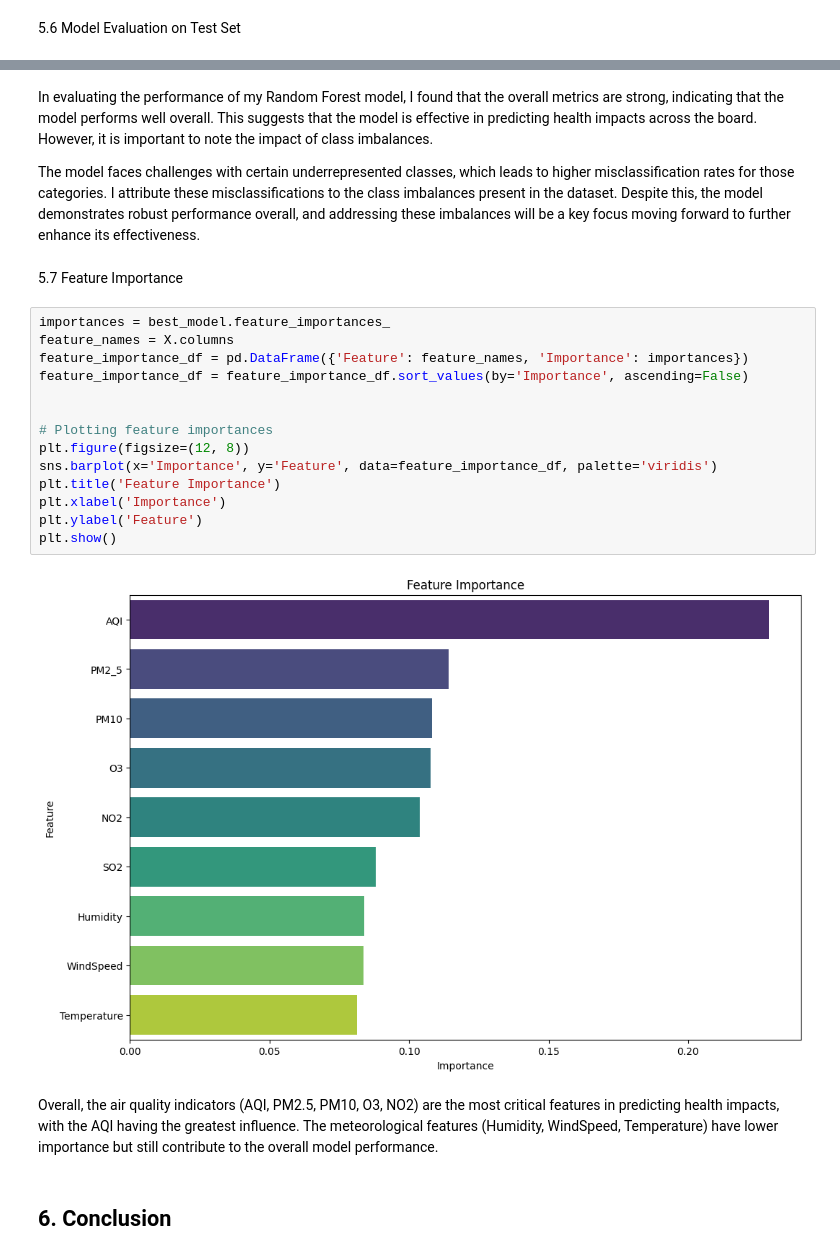
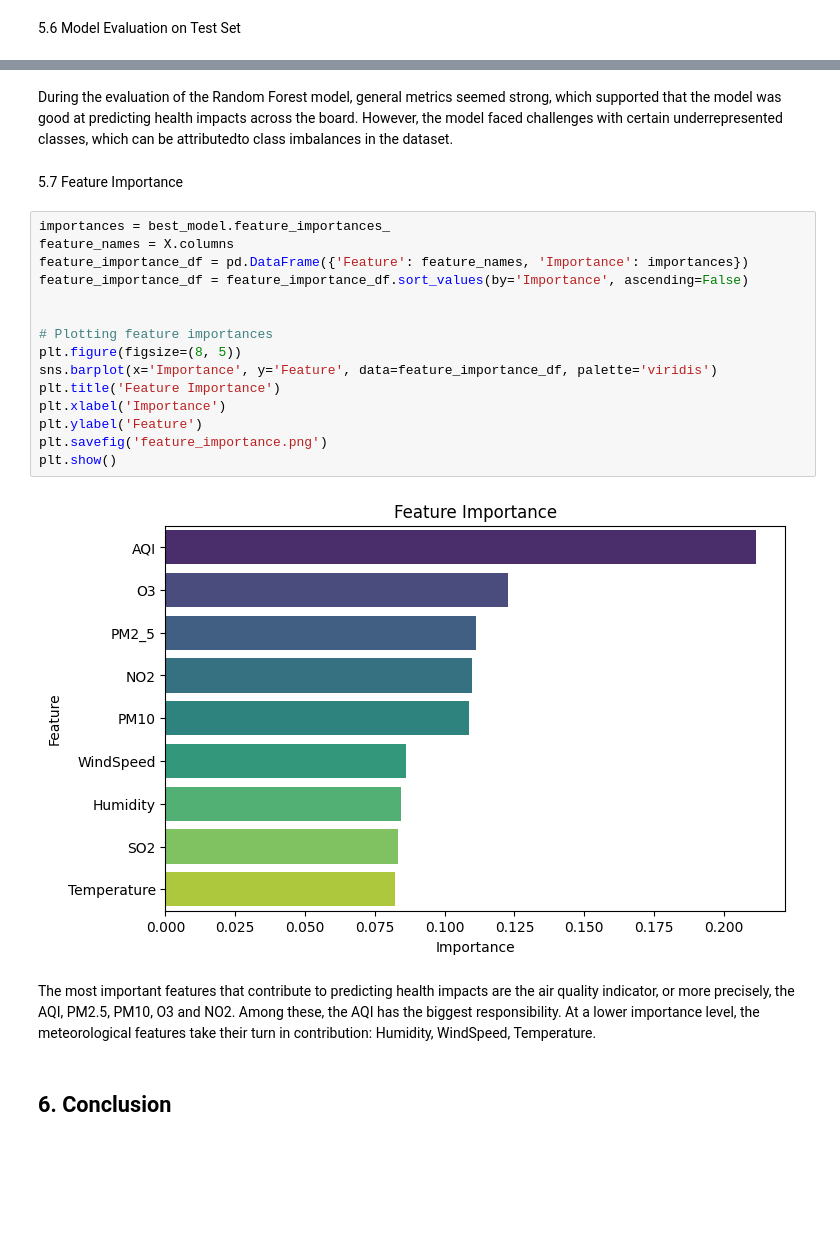
Before and after one commit to Veona-M/air-quality-health-impact, a Jupyter notebook: Air-quality-health-prediction.ipynb, the cells around one changed output, grey strips where cells are left out. Cells and saved outputs as stored; diff of their text form; blank space fills up the shorter version.

```diff
--- a/Air-quality-health-prediction.ipynb
+++ b/Air-quality-health-prediction.ipynb
@@ -583,26 +616,26 @@ Confusion Matrix:
-# %% [markdown]
-In evaluating the performance of my Random Forest model, I found that the overall metrics are strong, indicating that the model performs well overall. This suggests that the model is effective in predicting health impacts across the board. However, it is important to note the impact of class imbalances.
-
-The model faces challenges with certain underrepresented classes, which leads to higher misclassification rates for those categories. I attribute these misclassifications to the class imbalances present in the dataset. Despite this, the model demonstrates robust performance overall, and addressing these imbalances will be a key focus moving forward to further enhance its effectiveness.
+# %% [markdown]
+During the evaluation of the Random Forest model, general metrics seemed strong, which supported that the model was good at predicting health impacts across the board.
+However, the model faced challenges with certain underrepresented classes, which can be attributedto class imbalances in the dataset.
 # %% [markdown]
 5.7 Feature Importance
 # %%
 importances = best_model.feature_importances_
 feature_names = X.columns
 feature_importance_df = pd.DataFrame({'Feature': feature_names, 'Importance': importances})
 feature_importance_df = feature_importance_df.sort_values(by='Importance', ascending=False)
 
 
 # Plotting feature importances
-plt.figure(figsize=(12, 8))
+plt.figure(figsize=(8, 5))
 sns.barplot(x='Importance', y='Feature', data=feature_importance_df, palette='viridis')
 plt.title('Feature Importance')
 plt.xlabel('Importance')
 plt.ylabel('Feature')
+plt.savefig('feature_importance.png')
 plt.show()
 # %% [output]
-[figure, old version]
+[figure, new version]
-# %% [markdown]
-Overall, the air quality indicators (AQI, PM2.5, PM10, O3, NO2) are the most critical features in predicting health impacts, with the AQI having the greatest influence. The meteorological features (Humidity, WindSpeed, Temperature) have lower importance but still contribute to the overall model performance.
+# %% [markdown]
+The most important features that contribute to predicting health impacts are the air quality indicator, or more precisely, the AQI, PM2.5, PM10, O3 and NO2. Among these, the AQI has the biggest responsibility. At a lower importance level, the meteorological features take their turn in contribution: Humidity, WindSpeed, Temperature.
 # %% [markdown]
 ## 6. Conclusion
```
Also changed, not shown: parts of 34 cells of this notebook, 2 other files.
